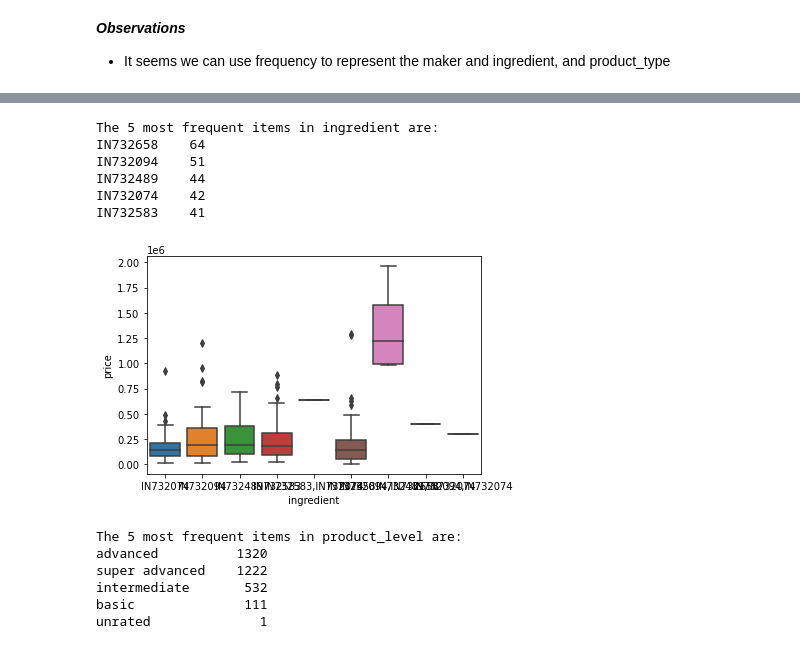
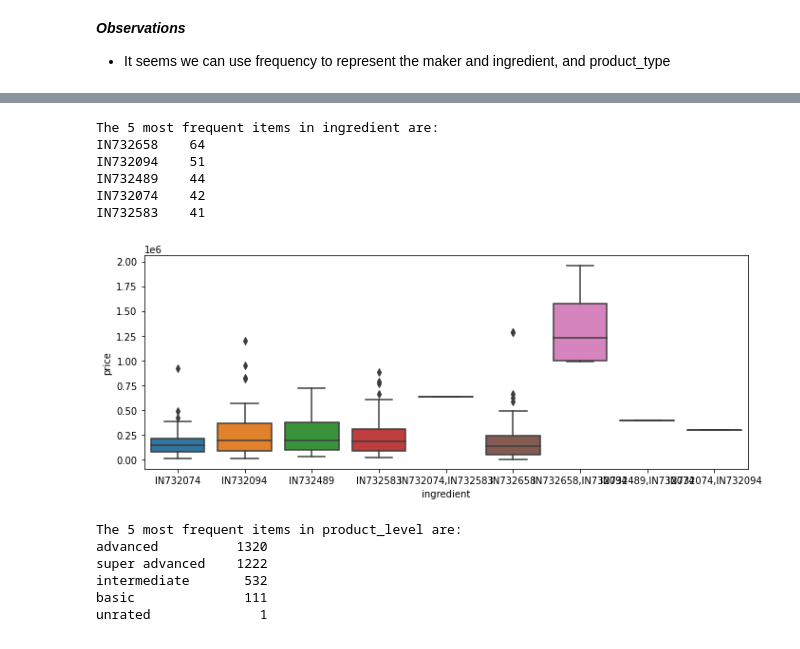
Before and after one commit to linbaiwh/sale_price_prediction, a Jupyter notebook: 16_regression_challenge.ipynb, the cells around one changed output, grey strips where cells are left out. Cells and saved outputs as stored; diff of their text form; code cells hidden in the pictures.

```diff
--- a/16_regression_challenge.ipynb
+++ b/16_regression_challenge.ipynb
@@ -249,13 +252,14 @@ freq_trf.plot_freq_price(df['ingredient'], df['price'])
 # %%
 freq_trf.plot_top_freq(df['ingredient'], df['price'])
+plt.tight_layout()
 # %% [output]
 The 5 most frequent items in ingredient are:
 IN732658    64
 IN732094    51
 IN732489    44
 IN732074    42
 IN732583    41
-[figure, old version]
+[figure, new version]
 # %%
 freq_trf.fit(df['product_level'])
 freq_trf.plot_top_freq(df['product_level'], df['price'])
```
Also changed, not shown: parts of 25 cells of this notebook, 1 other file.
